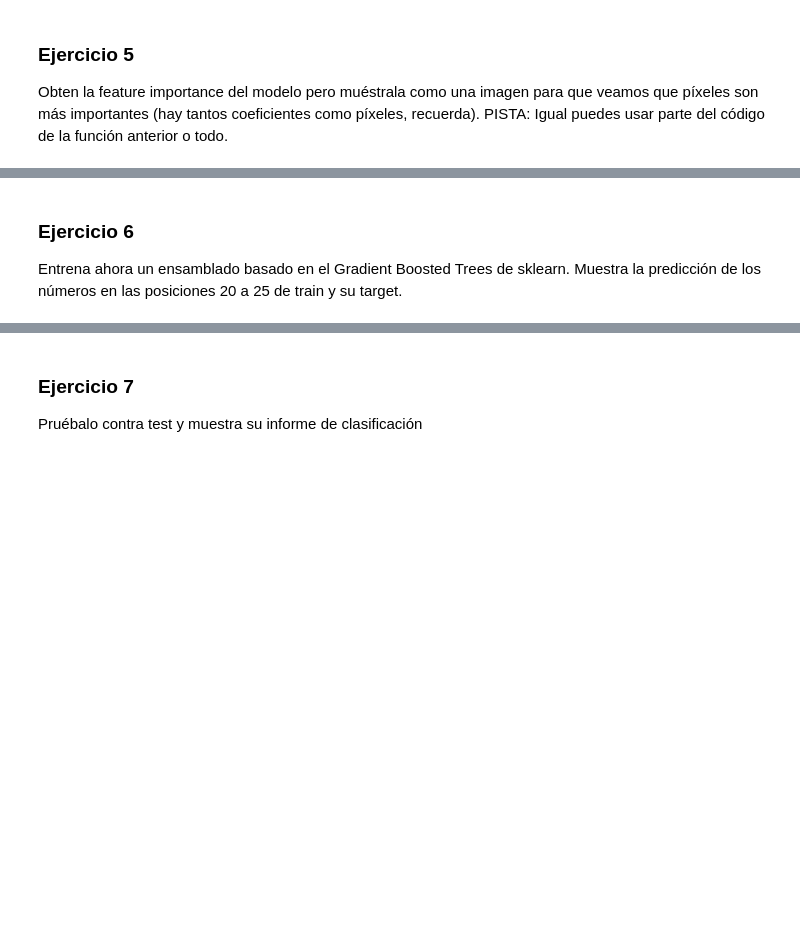
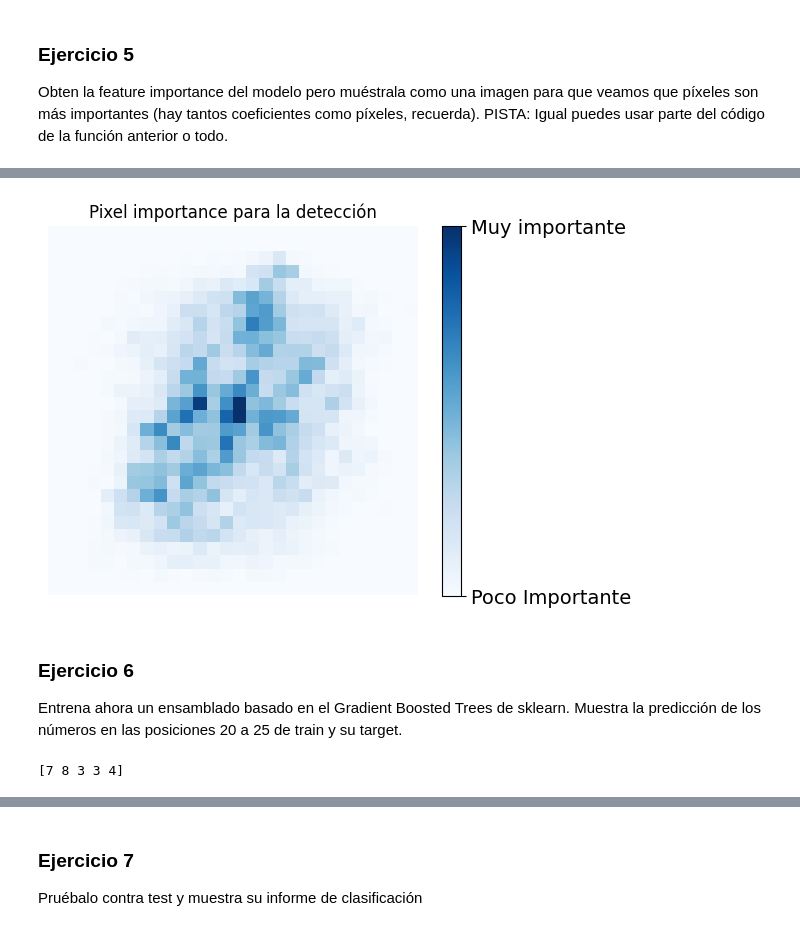
Before and after one commit to 27MarioGomez/ONLINE_DS_THEBRIDGE_27MarioGomez, a Jupyter notebook: 04_Machine_Learning/Sprint_11/Unidad_02/Ejercicios_Workout/13_Ejercicios_Bagging_y_Boosting.ipynb, the cells around one changed output, grey strips where cells are left out. Saved outputs shown, nothing was run; the diff lists cells and outputs as text; code cells hidden in the pictures; blank space fills up the shorter version.

```diff
--- a/04_Machine_Learning/Sprint_11/Unidad_02/Ejercicios_Workout/13_Ejercicios_Bagging_y_Boosting.ipynb
+++ b/04_Machine_Learning/Sprint_11/Unidad_02/Ejercicios_Workout/13_Ejercicios_Bagging_y_Boosting.ipynb
@@ -106,4 +143,24 @@ Obten la feature importance del modelo pero muéstrala como una imagen para que
+# %%
+#2 Robando código y cambiando el mapa de colores, y añadiendo una colorbar para enfatizar la importancia
+img_matrix = f_importance.reshape(28, 28)
+# Mostrar la imagen
+plt.imshow(img_matrix, cmap='Blues')
+# Florituras para dejarlo "pintón" (robadas de "Hands-on..." de Aurelien Geron)
+cbar = plt.colorbar(ticks=[rf_clf.feature_importances_.min(),
+                           rf_clf.feature_importances_.max()])
+cbar.ax.set_yticklabels(['Poco Importante', 'Muy importante'], fontsize=14)
+plt.title("Pixel importance para la detección")
+plt.axis("off");
+# %% [output]
+[figure, added]
 # %% [markdown]
 ### Ejercicio 6
 
 Entrena ahora un ensamblado basado en el Gradient Boosted Trees de sklearn. Muestra la predicción de los números en las posiciones 20 a 25 de train y su target.
+# %%
+gbt_clf = GradientBoostingClassifier(random_state= 42)
+gbt_clf.fit(X_train,y_train)
+predicted = gbt_clf.predict(X_train[20:25])
+print(predicted)
+# %% [output]
+[7 8 3 3 4]
```
Also changed, not shown: parts of 17 cells of this notebook.
